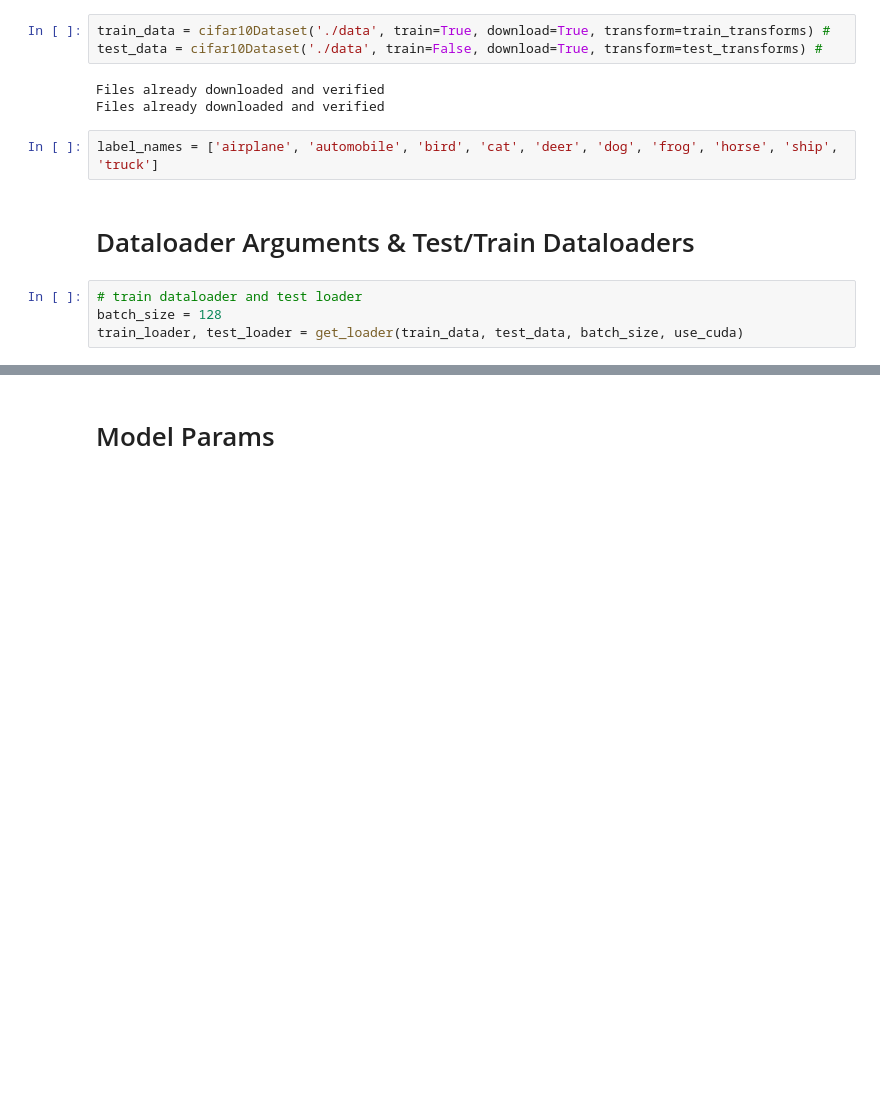
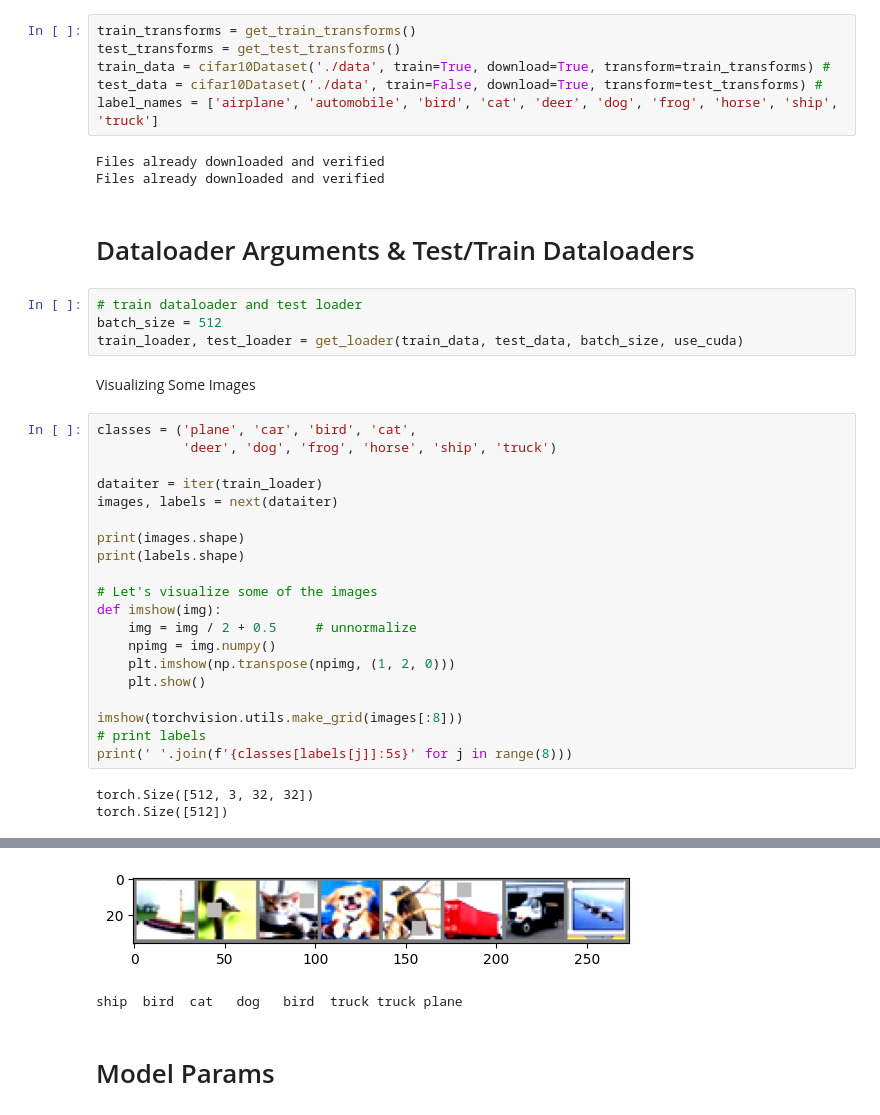
Before and after one commit to iris-kurapaty/ResNet_and_OneCyclePolicy, a Jupyter notebook: ERA_Assignment_10.ipynb, the cells around one changed output, grey strips where cells are left out. Saved outputs shown, nothing was run; the diff lists cells and outputs as text; blank space fills up the shorter version.

```diff
--- a/ERA_Assignment_10.ipynb
+++ b/ERA_Assignment_10.ipynb
@@ -54,14 +45,40 @@ test_transforms = A.Compose([
 # %%
+train_transforms = get_train_transforms()
+test_transforms = get_test_transforms()
 train_data = cifar10Dataset('./data', train=True, download=True, transform=train_transforms) #
 test_data = cifar10Dataset('./data', train=False, download=True, transform=test_transforms) #
+label_names = ['airplane', 'automobile', 'bird', 'cat', 'deer', 'dog', 'frog', 'horse', 'ship', 'truck']
 # %% [output]
 Files already downloaded and verified
 Files already downloaded and verified
-# %%
-label_names = ['airplane', 'automobile', 'bird', 'cat', 'deer', 'dog', 'frog', 'horse', 'ship', 'truck']
 # %% [markdown]
 # Dataloader Arguments & Test/Train Dataloaders
 # %%
 # train dataloader and test loader
-batch_size = 128
+batch_size = 512
 train_loader, test_loader = get_loader(train_data, test_data, batch_size, use_cuda)
+# %% [markdown]
+Visualizing Some Images
+# %%
+classes = ('plane', 'car', 'bird', 'cat',
+           'deer', 'dog', 'frog', 'horse', 'ship', 'truck')
+
+dataiter = iter(train_loader)
+images, labels = next(dataiter)
+
+print(images.shape)
+print(labels.shape)
+
+# Let's visualize some of the images
+def imshow(img):
+    img = img / 2 + 0.5     # unnormalize
+    npimg = img.numpy()
+    plt.imshow(np.transpose(npimg, (1, 2, 0)))
+    plt.show()
+
+imshow(torchvision.utils.make_grid(images[:8]))
+# print labels
+print(' '.join(f'{classes[labels[j]]:5s}' for j in range(8)))
+# %% [output]
+torch.Size([512, 3, 32, 32])
+torch.Size([512])
@@ -68,3 +86,5 @@ train_loader, test_loader = get_loader(train_data, test_data, batch_size, use_cu
+[figure, added]
+ship  bird  cat   dog   bird  truck truck plane
 # %% [markdown]
 # Model Params
 # %%
```
Also changed, not shown: parts of 10 cells of this notebook.
